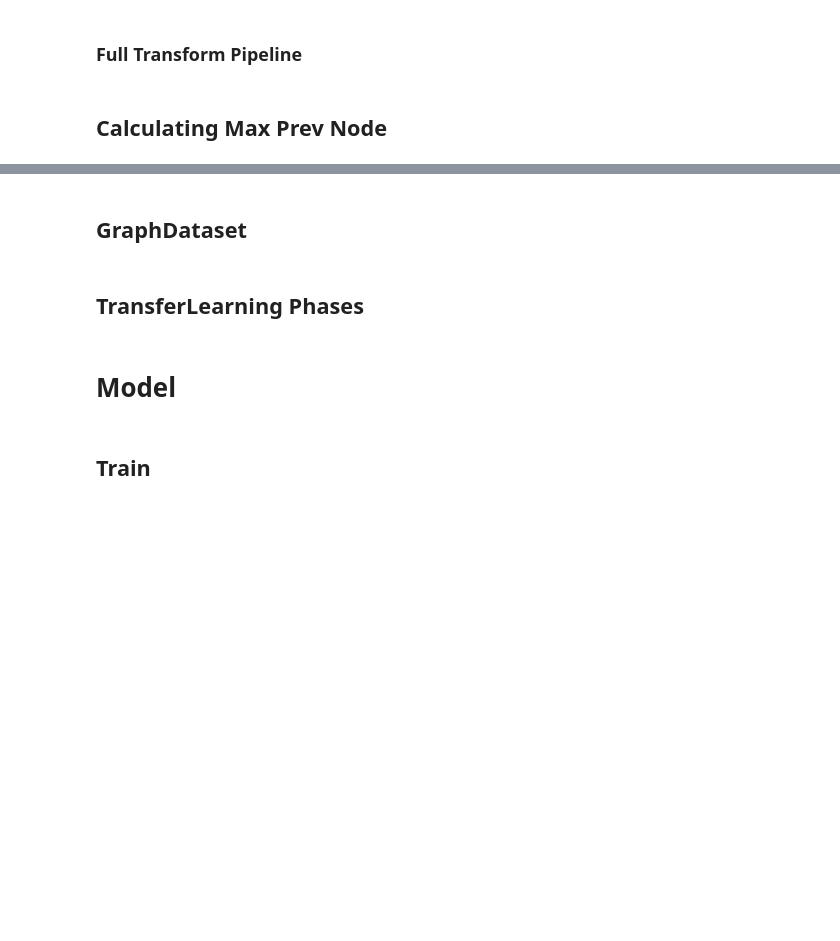
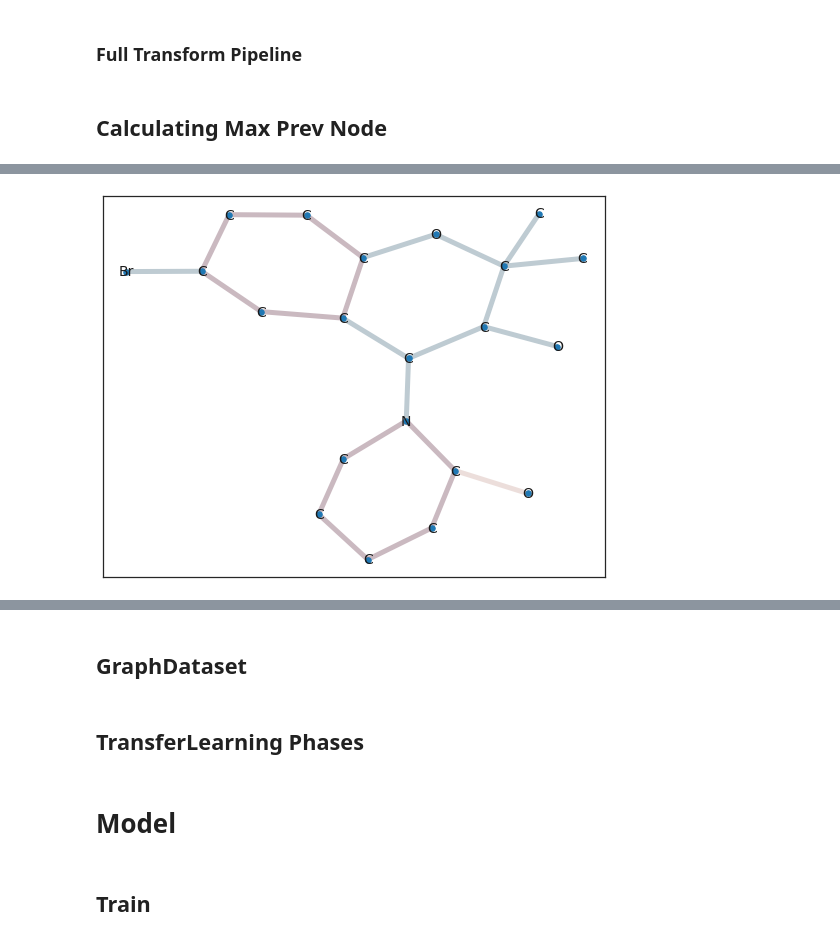
Before and after one commit to Sultan-IH/de-novo, a Jupyter notebook: GraphGRU_Generator.ipynb, the cells around one changed output, grey strips where cells are left out. Cells and saved outputs as stored; diff of their text form; code cells hidden in the pictures; blank space fills up the shorter version.

Commit message:
mgrnn data trasnform pipeline finished

```diff
--- a/GraphGRU_Generator.ipynb
+++ b/GraphGRU_Generator.ipynb
@@ -107,7 +106,7 @@ len(ALL_SMILES)
 # %% [output]
 1000
 # %%
-tm = Chem.MolFromSmiles(ALL_SMILES[0]) # test mol
+tmol = Chem.MolFromSmiles(ALL_SMILES[0]) # test mol
 # %% [markdown]
 ## Helper Functions
 # %%
@@ -200,3 +226,30 @@ def vec_to_bond(vec):
+# %%
+def make_featured_graph(E, F):
+
+    G = nx.Graph()
+
+    for (start_idx, end_idx, bond_type) in cond_adj_to_bonds(E):
+            G.add_edge(start_idx, end_idx, btype=bond_type, colour=BOND_CMAP[bond_type])
+
+    atom_map = feature_m_to_atoms(F)
+    G.add_nodes_from(np.arange(len(atom_map)))
+
+    for atom_idx, atom in atom_map.items():
+        G.nodes[atom_idx]['atom_type'] = atom.GetSymbol()
+
+    return G
+# %%
+def draw_featured_graph(G):
+
+    pos = nx.kamada_kawai_layout(G)
+
+    atom_labels = {i : datum['atom_type'] for (i, datum) in G.nodes.data()}
+
+    edge_colours = [datum['colour'] for (_,_,datum) in G.edges.data()]
+
+    nx.draw_networkx_nodes(G, pos, node_size=30)
+    nx.draw_networkx_labels(G, pos, labels=atom_labels, font_size=14)
+    nx.draw_networkx_edges(G, pos, alpha=0.3, width=5, edge_color=edge_colours)
 # %% [markdown]
 ### Mol and Tensor
 # %%
@@ -228,7 +298,8 @@ def mol_to_tensors(mol):
         E[e_idx, s_idx] = bond_enc # undirected graph
 
     F = np.zeros((n, ATOM_FDIM))
-    for atom_idx, atom in enumerate(mol.GetAtoms()): # order tho
+    for atom in mol.GetAtoms(): # order tho
+        atom_idx = atom.GetIdx()
         atom_enc = atom_to_vec(atom)
         F[atom_idx, :] = atom_enc
 
@@ -249,12 +320,7 @@ def tensors_to_mol(E, F):
         atom_idx = mol.AddAtom(atom)
         node_to_idx[n_idx] = atom_idx
 
-    E = get_ltri(E)
-    row_idxs, col_idxs = np.nonzero(edges.sum(dim=-1))
-
-    for row, col in zip(row_idxs, col_idxs):
-        bond_vec = E[row, col]
-        bond_type = vec_to_bond(bond_vec)
+    for (row, col, bond_type) in cond_adj_to_bonds(E):
 
         start_atom = node_to_idx[row]
         end_atom = node_to_idx[col]
@@ -493,0 +560,8 @@ tmol_back = backward_transform(S, F)
+# %%
+truegraph = mol_to_nx(tmol)
+tE, tF = mol_to_tensors(tmol)
+
+tG = make_featured_graph(tE, tF)
+draw_featured_graph(tG)
+# %% [output]
+[figure, added]
```
Also changed, not shown: parts of 35 cells of this notebook.
